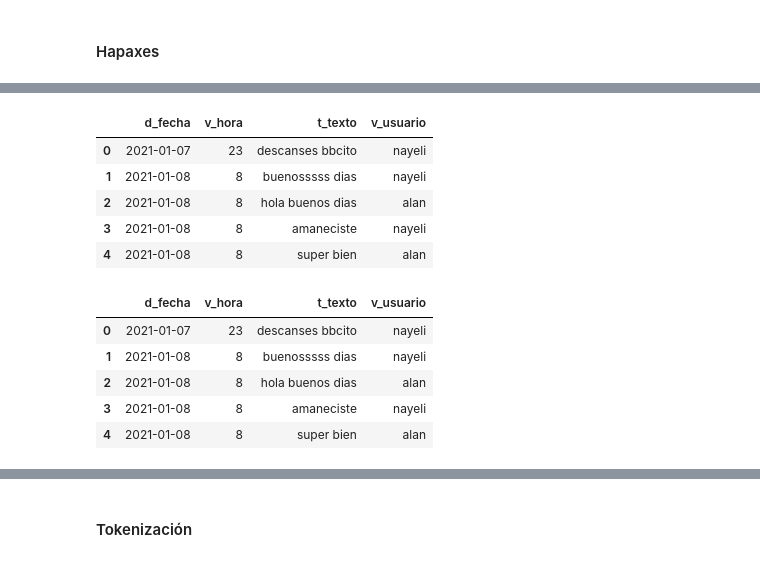
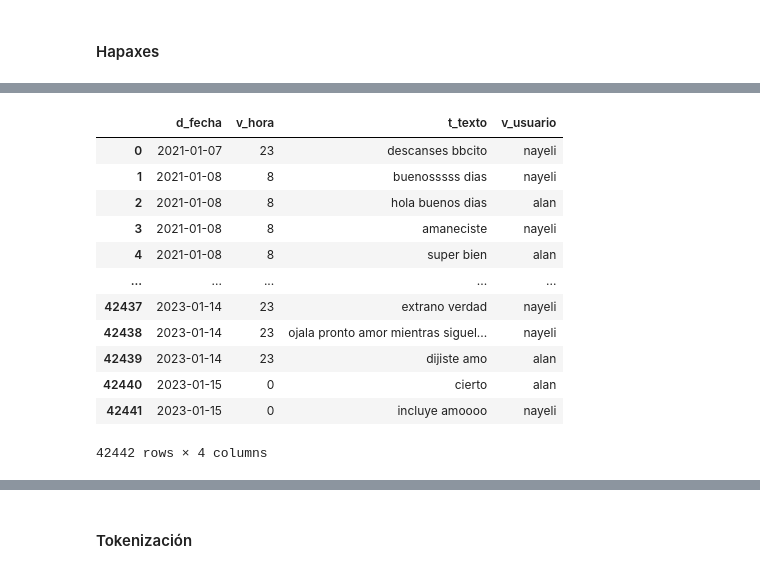
Before and after one commit to alanruizmondragon/ingenieria_de_variables, a Jupyter notebook: code/practica_2.ipynb, the cells around one changed output, grey strips where cells are left out. Cells and saved outputs as stored; diff of their text form; code cells hidden in the pictures.

```diff
--- a/code/practica_2.ipynb
+++ b/code/practica_2.ipynb
@@ -344,10 +348,4 @@ len(list_hapaxes)
 # %%
-df['t_texto']=df['t_texto'].map(lambda text:' '.join([x for x in text.split(' ') if x not in list_hapaxes ]))
-df.head()
+df['t_texto']=df['t_texto'].map(lambda text:' '.join([x for x in text.split(' ') if x not in list_hapaxes]))
+df = df[df['t_texto'] != '']
+df.reset_index(drop=True,inplace=True)
-# %% [output]
-|  | d_fecha | v_hora | t_texto | v_usuario |
-| 0 | 2021-01-07 | 23 | descanses bbcito | nayeli |
-| 1 | 2021-01-08 | 8 | buenosssss dias | nayeli |
-| 2 | 2021-01-08 | 8 | hola buenos dias | alan |
-| 3 | 2021-01-08 | 8 | amaneciste | nayeli |
-| 4 | 2021-01-08 | 8 | super bien | alan |
@@ -357,12 +352,19 @@ df.reset_index(drop=True,inplace=True)
 # %%
-df.head()
+df
 # %% [output]
 |  | d_fecha | v_hora | t_texto | v_usuario |
 | 0 | 2021-01-07 | 23 | descanses bbcito | nayeli |
 | 1 | 2021-01-08 | 8 | buenosssss dias | nayeli |
 | 2 | 2021-01-08 | 8 | hola buenos dias | alan |
 | 3 | 2021-01-08 | 8 | amaneciste | nayeli |
 | 4 | 2021-01-08 | 8 | super bien | alan |
+| ... | ... | ... | ... | ... |
+| 42437 | 2023-01-14 | 23 | extrano verdad | nayeli |
+| 42438 | 2023-01-14 | 23 | ojala pronto amor mientras siguel... | nayeli |
+| 42439 | 2023-01-14 | 23 | dijiste amo | alan |
+| 42440 | 2023-01-15 | 0 | cierto | alan |
+| 42441 | 2023-01-15 | 0 | incluye amoooo | nayeli |
+42442 rows × 4 columns
 # %%
 df.info()
 # %% [output]
```
Also changed, not shown: parts of 35 cells of this notebook.
